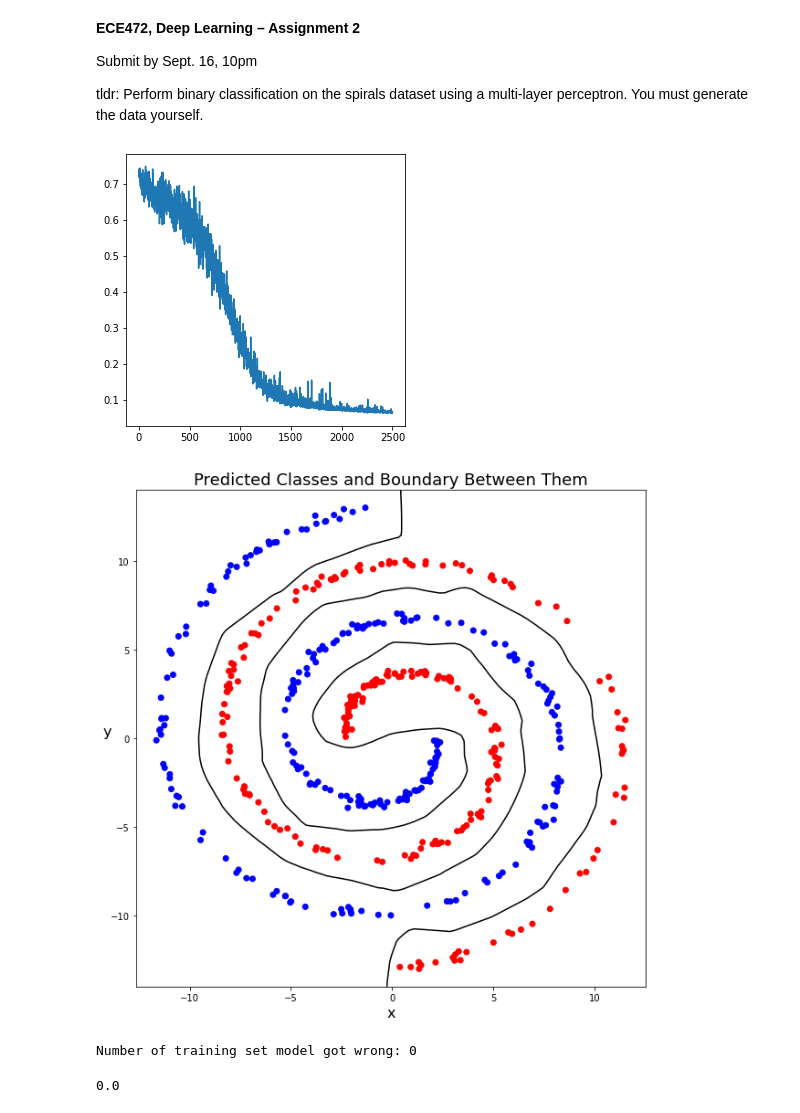
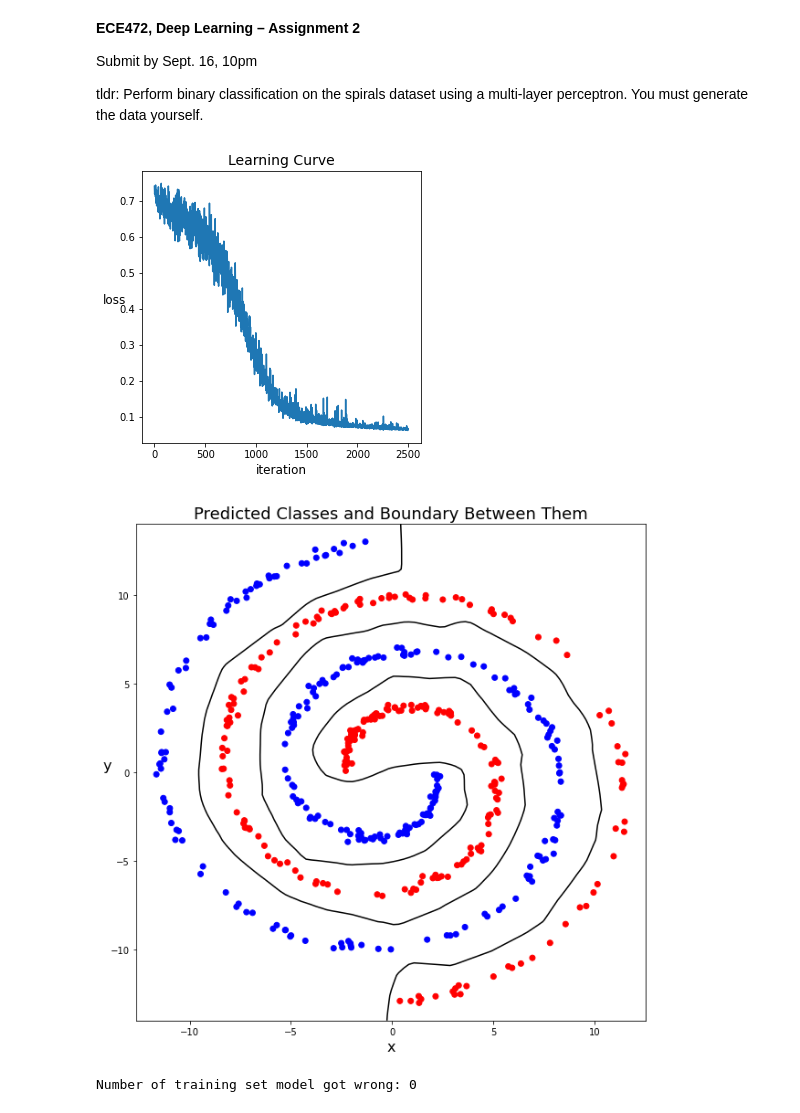
Before and after one commit to yuvalofek/Deep-Learning, a Jupyter notebook: DeepLearningAssignment2.ipynb, the cells around one changed output. Drawn from its saved outputs; the diff is of its cells as text; code cells hidden in the pictures.

Commit message:
Labeling plots and cleanup

```diff
--- a/DeepLearningAssignment2.ipynb
+++ b/DeepLearningAssignment2.ipynb
@@ -170,43 +170,44 @@ for _ in range(num_steps):
 plt.figure
 plt.figure(figsize=(5,5))
 plt.plot([lss.numpy() for lss in cache])
+plt.title('Learning Curve', fontsize=14)
+plt.xlabel('iteration', fontsize=12)
+h = plt.ylabel('loss', fontsize=12)
+h.set_rotation(0)
+
 plt.show()
 
 #final prediction plot
 y_hat = p.predict(tf.convert_to_tensor(d1.x, dtype=tf.float32))
 
 N_bounds = 100
 #boundary line
 x_coord, y_coord = np.meshgrid(
         np.linspace(np.min(d1.x[:, 0])-1, np.max(d1.x[:, 0])+1, N_bounds),
         np.linspace(np.min(d1.x[:, 1])-1, np.max(d1.x[:, 1])+1, N_bounds),
         )
 
 z = np.vstack((x_coord.flatten(), y_coord.flatten())).T
 z_out = p.predict( tf.convert_to_tensor(z, dtype=tf.float32)).numpy()
 
 #plotting
 plt.figure
 plt.figure(figsize=(10,10))
 plt.scatter(d1.x[:,0], d1.x[:,1], c=np.round(y_hat.numpy(),0),
             cmap=matplotlib.colors.ListedColormap(colors))
 plt.xlabel('x', fontsize=16)
 h = plt.ylabel('y', fontsize=16)
 h.set_rotation(0)
 plt.title('Predicted Classes and Boundary Between Them', fontsize=18)
 plt.contour(x_coord, y_coord,
             np.squeeze(np.reshape(z_out, x_coord.shape)),
             levels=1, colors="k")
 plt.savefig('Prediction.eps', format='eps')
 plt.show()
 
 print('Number of training set model got wrong:',
       int(sum(abs(np.round(y_hat)-d1.y))[0]))
 # %% [output]
-[figure, old version]
+[figure, new version]
 [figure]
 Number of training set model got wrong: 0
-# %%
-sum(abs(np.round(y_hat)-d1.y))[0]
-# %% [output]
-0.0
```
